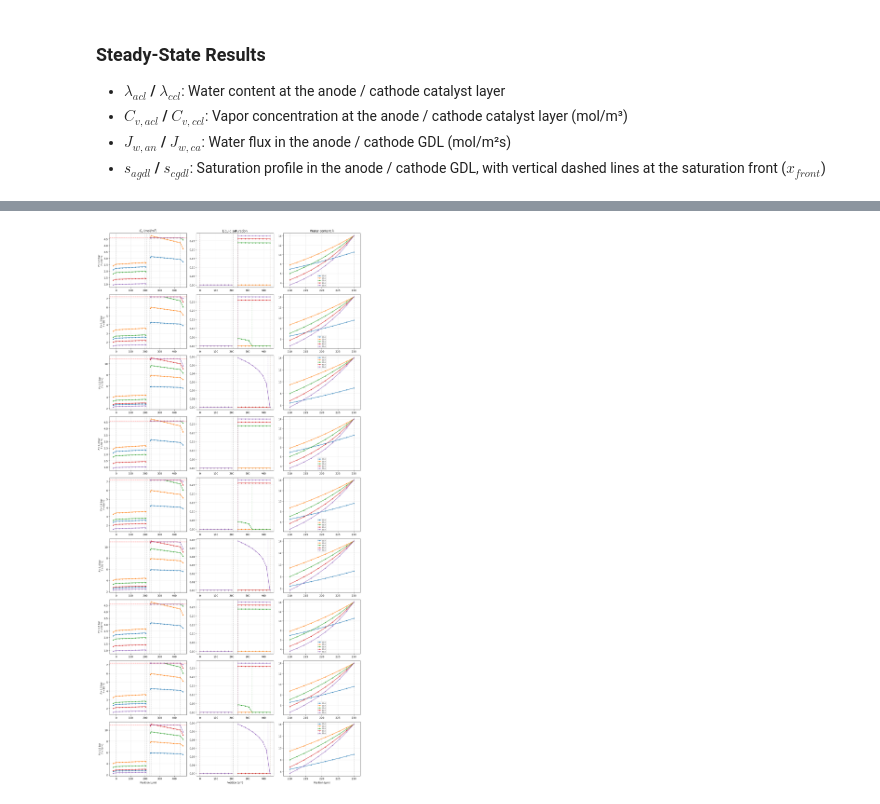
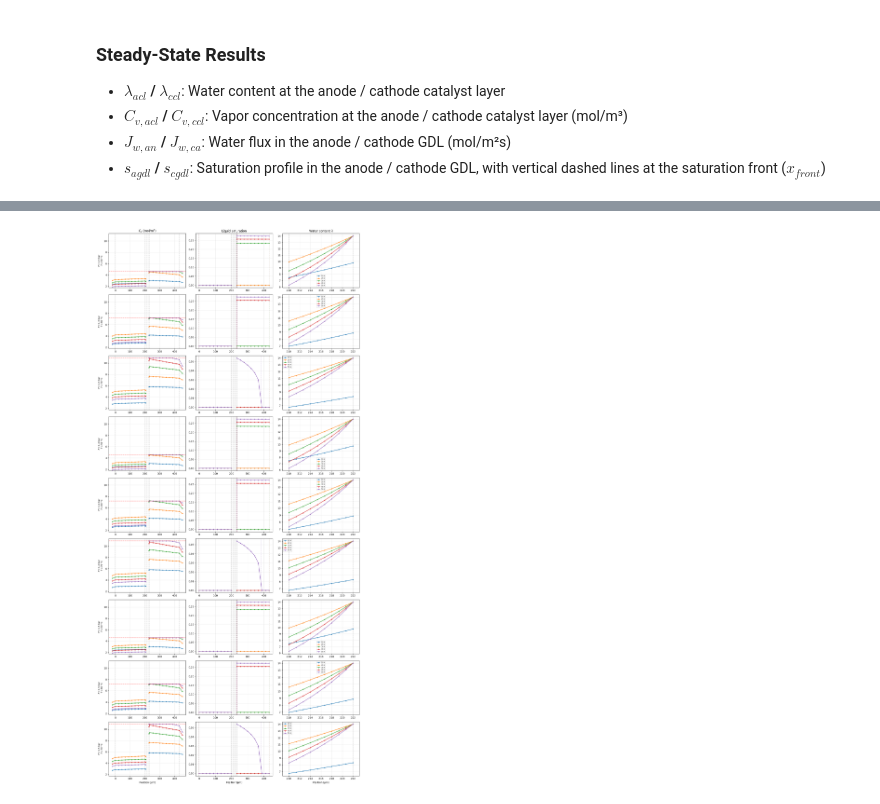
Before and after one commit to YuKwanH/DS-AlphaPEM, a Jupyter notebook: simulation/polar_test/all_cond 50A stat.ipynb, the cells around one changed output, grey strips where cells are left out. Cells and saved outputs as stored; diff of their text form; code cells hidden in the pictures.

```diff
--- a/simulation/polar_test/all_cond 50A stat.ipynb
+++ b/simulation/polar_test/all_cond 50A stat.ipynb
@@ -181,34 +181,40 @@ for row, cond_key in enumerate(cond_keys):
     axes[row, 0].set_ylabel(parse_cond_label(cond_key), fontsize=9)
 
     # Vapor unit
     if row == 0:
         axes[row, 0].set_title(r"$C_v$ (mol/m$^3$)")
 
     # Borders for vapor & saturation columns
     for col in range(2):
         if row == 0 and col == 1:
             axes[row, col].set_title("Liquid saturation")
         for b in borders[1:-1]:
             axes[row, col].axvline(x=b*1e6, color='gray', linestyle='--', alpha=0.3)
         axes[row, col].grid(True, alpha=0.3)
         if row == n_conds - 1:
             axes[row, col].set_xlabel(r"Position ($\mu$m)")
     # Lambda column — membrane region with margin
     if row == 0:
         axes[row, 2].set_title(r"Water content $\lambda$")
     margin = (borders[4] - borders[3]) * 0.1 * 1e6
     axes[row, 2].set_xlim(borders[3]*1e6 - margin, borders[4]*1e6 + margin)
     axes[row, 2].axvline(x=borders[3]*1e6, color='gray', linestyle='--', alpha=0.3)
     axes[row, 2].axvline(x=borders[4]*1e6, color='gray', linestyle='--', alpha=0.3)
     axes[row, 2].grid(True, alpha=0.3)
     axes[row, 2].legend(fontsize=6)
     if row == n_conds - 1:
         axes[row, 2].set_xlabel(r"Position ($\mu$m)")
 
+cv_ylims = [axes[row, 0].get_ylim() for row in range(n_conds)]
+cv_ymin = min(ylim[0] for ylim in cv_ylims)
+cv_ymax = max(ylim[1] for ylim in cv_ylims)
+for row in range(n_conds):
+    axes[row, 0].set_ylim(cv_ymin, cv_ymax)
+
 plt.tight_layout()
 plt.show()
 # %% [output]
-[figure, old version]
+[figure, new version]
 # %%
 for sol, I in zip(states, I_points):
     print(f"Current: {I} A, Rohm: {sol['Rohm']} Ohm")
```
Also changed, not shown: parts of 2 cells of this notebook, 12 other files.
